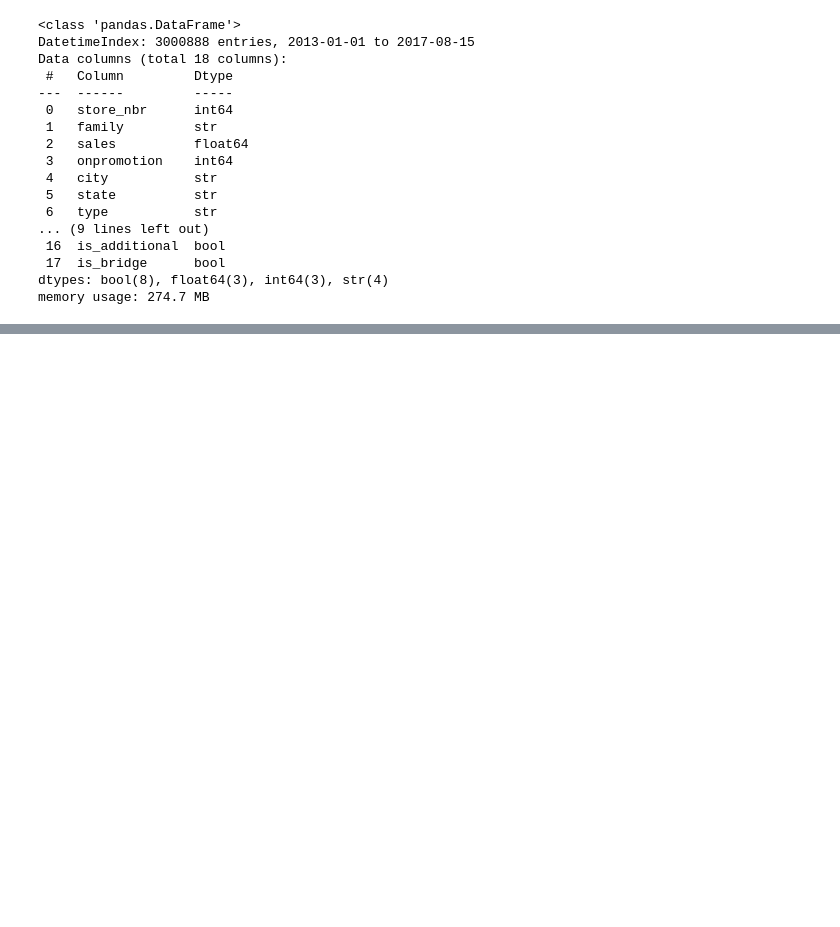
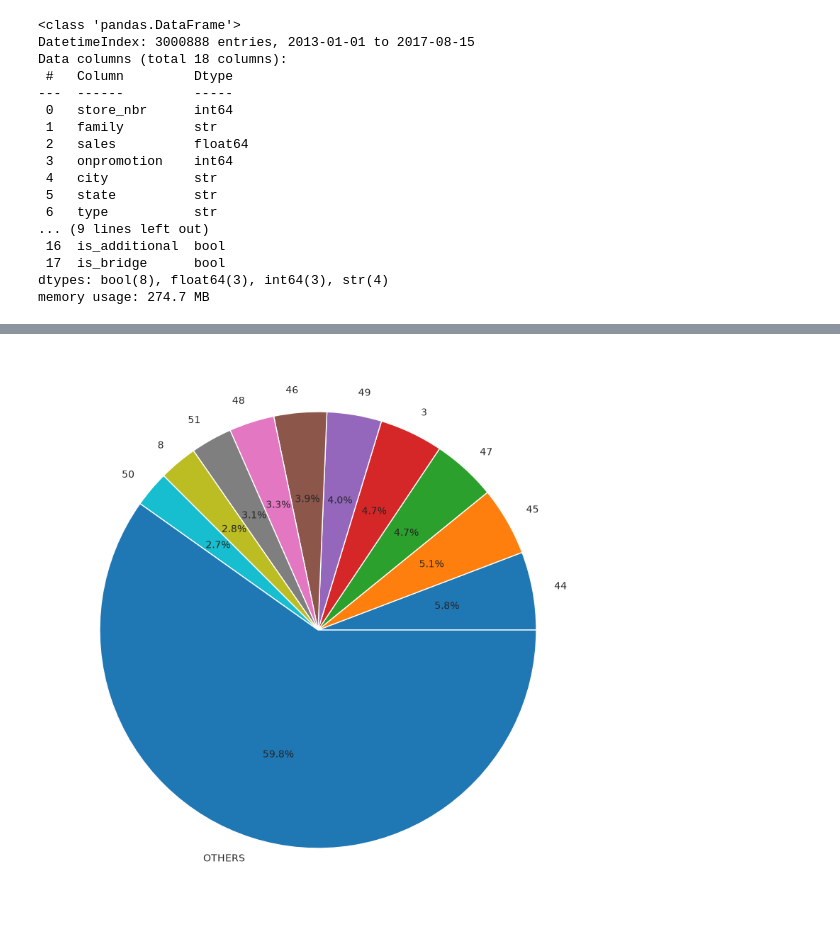
Before and after one commit to AlejandroBeldaFernandez/Store-Sales, a Jupyter notebook: Store Sales.ipynb, the cells around one changed output, grey strips where cells are left out. Cells and saved outputs as stored; diff of their text form; code cells hidden in the pictures; blank space fills up the shorter version.

```diff
--- a/Store Sales.ipynb
+++ b/Store Sales.ipynb
@@ -453,0 +471,9 @@ memory usage: 274.7 MB
+# %%
+sales_per_store=stores_sales.groupby('store_nbr').agg({'sales': 'sum'})
+sales_per_store['store_nbr'] = sales_per_store.index
+# %%
+sales_per_store.sort_values(by='sales', ascending=False, inplace=True)
+others=sales_per_store.iloc[10:].sum()
+sales_per_store = sales_per_store.iloc[:10]
+sales_per_store.loc[len(sales_per_store)] = others
+sales_per_store
@@ -453,0 +494,7 @@ memory usage: 274.7 MB
+# %%
+sns.set_style("whitegrid")
+plt.figure(figsize=(10,10))
+plt.pie(sales_per_store['sales'], labels=['44', '45', '47', '3', '49 ', '46', '48', '51', '8', '50', 'OTHERS'], autopct='%1.1f%%')
+plt.show()
+# %% [output]
+[figure, added]
```
Also changed, not shown: parts of 84 cells of this notebook.
